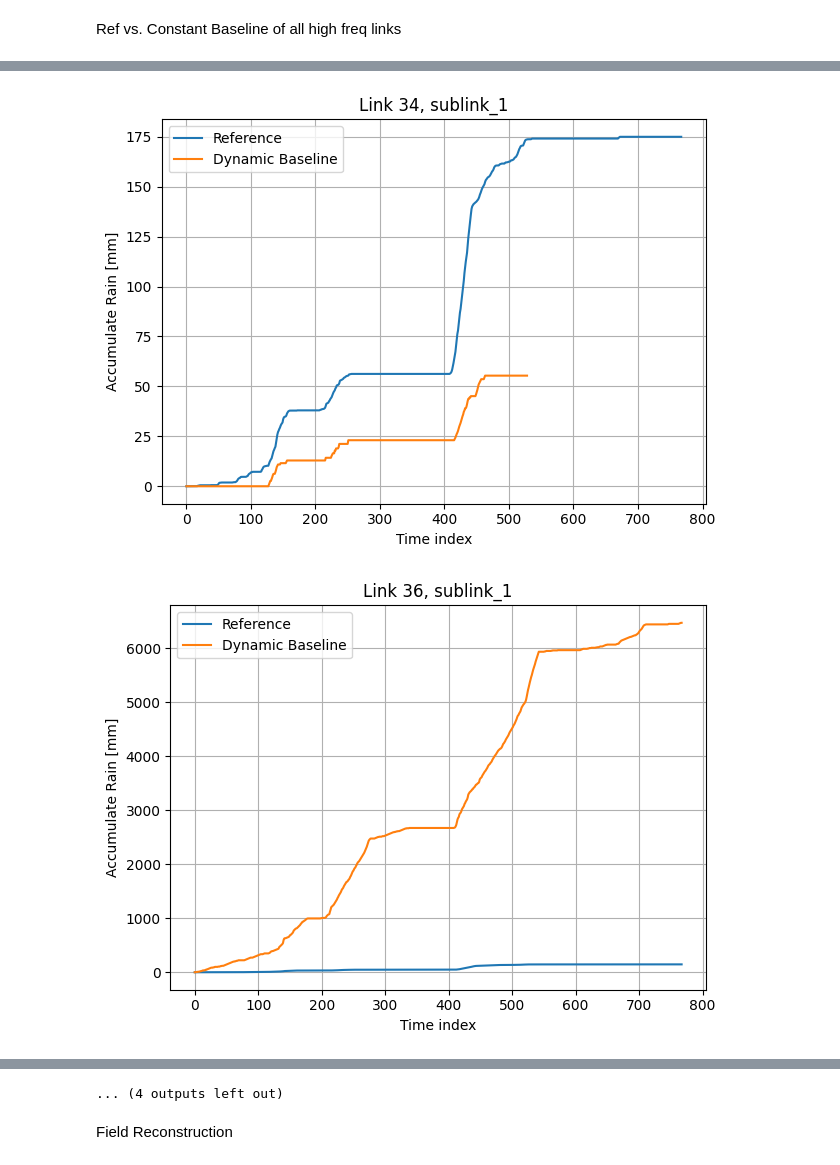
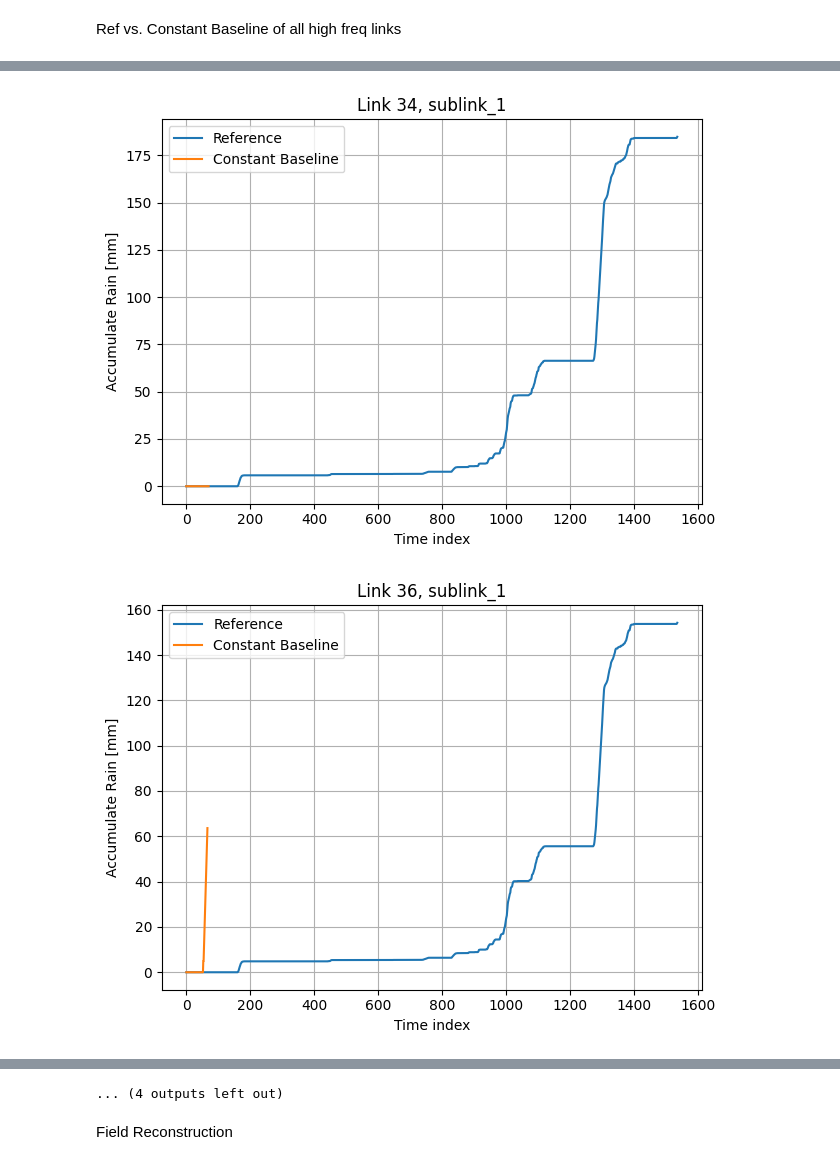
Before and after one commit to gabrielawr/OpenMesh_pynncml, a Jupyter notebook: src/analysis/pynncml_experiments/notebooks/LinkAnalysis.ipynb, the cells around one changed output, grey strips where cells are left out. Saved outputs shown, nothing was run; the diff lists cells and outputs as text; code cells hidden in the pictures.

```diff
--- a/src/analysis/pynncml_experiments/notebooks/LinkAnalysis.ipynb
+++ b/src/analysis/pynncml_experiments/notebooks/LinkAnalysis.ipynb
@@ -172,7 +172,7 @@ Plotting data for 37 gauges from PointSet...
 2. From xarray to LinkSet
 # %%
 # Create the LinkSet from 24/01 until 31/01
-link_set = patched_xarray2link_with_gauges(ds, ps, max_distance=5000, change2min_max=True, time_slice=True, start='2024-01-24', end='2024-01-31')
+link_set = patched_xarray2link_with_gauges(ds, ps, max_distance=5000, change2min_max=True, time_slice=True, start='2024-01-15', end='2024-01-30')
 
 print(f"✅ Created LinkSet with {len(link_set)} sublinks")
 # %% [output]
@@ -255,8 +255,8 @@ link frequency: 69.12
 Rain Estimation
 # %%
 # @title Rain Estimation Hyper-parameters
-wa_factor = 1  # @param{"type": "number"}
-r_min = 0.6  # @param{"type": "number"}
+wa_factor = 1.6  # @param{"type": "number"}
+r_min = 0.3  # @param{"type": "number"}
 dynamic_baseline_window_size = 20  # @param{"type": "integer"}
 statistics_window_size = 15
 statistics_wet_dry_threshold = 0.65
@@ -361,7 +361,7 @@ for link_id in links:
     rain_os, base_os = os_baseline(HF_set.get_link(link_id).attenuation(),
                                     HF_set.get_link(link_id).meta_data)
     plt.plot(np.nancumsum(ref_data), label="Reference")
-    plt.plot(np.cumsum(rain_os), label="Dynamic Baseline")
+    plt.plot(np.cumsum(rain_os), label="Constant Baseline")
     plt.title(f'Link {HF_set.get_link(link_id).meta_data.cml_id}, {HF_set.get_link(link_id).meta_data.sublink_id}')
     plt.xlabel("Time index")
     plt.ylabel("Accumulate Rain [mm]")
@@ -382,2 +382,2 @@ for link_id in links:
-[figure, old version]
+[figure, new version]
-[figure, old version]
+[figure, new version]
```
Also changed, not shown: parts of 17 cells of this notebook, 2 other files.
